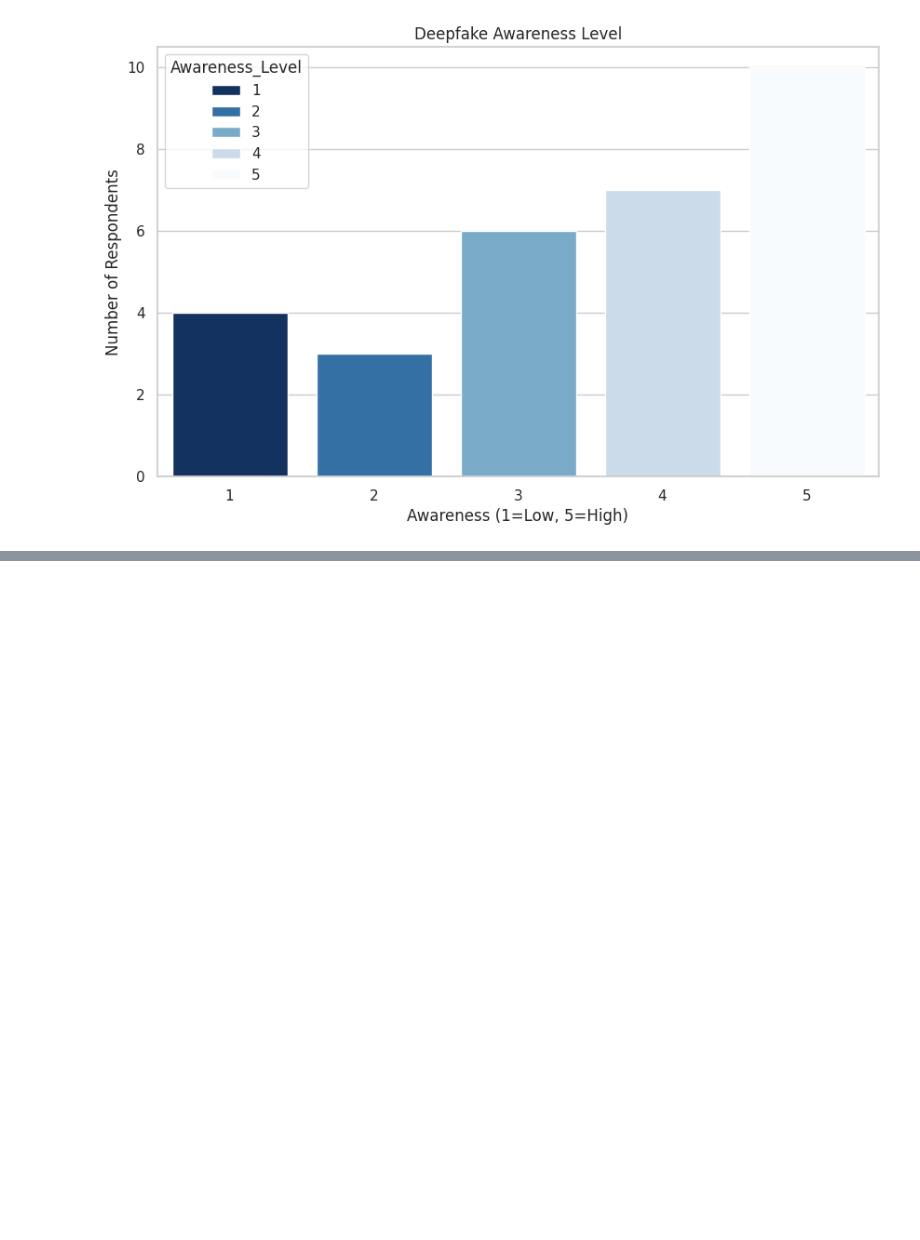
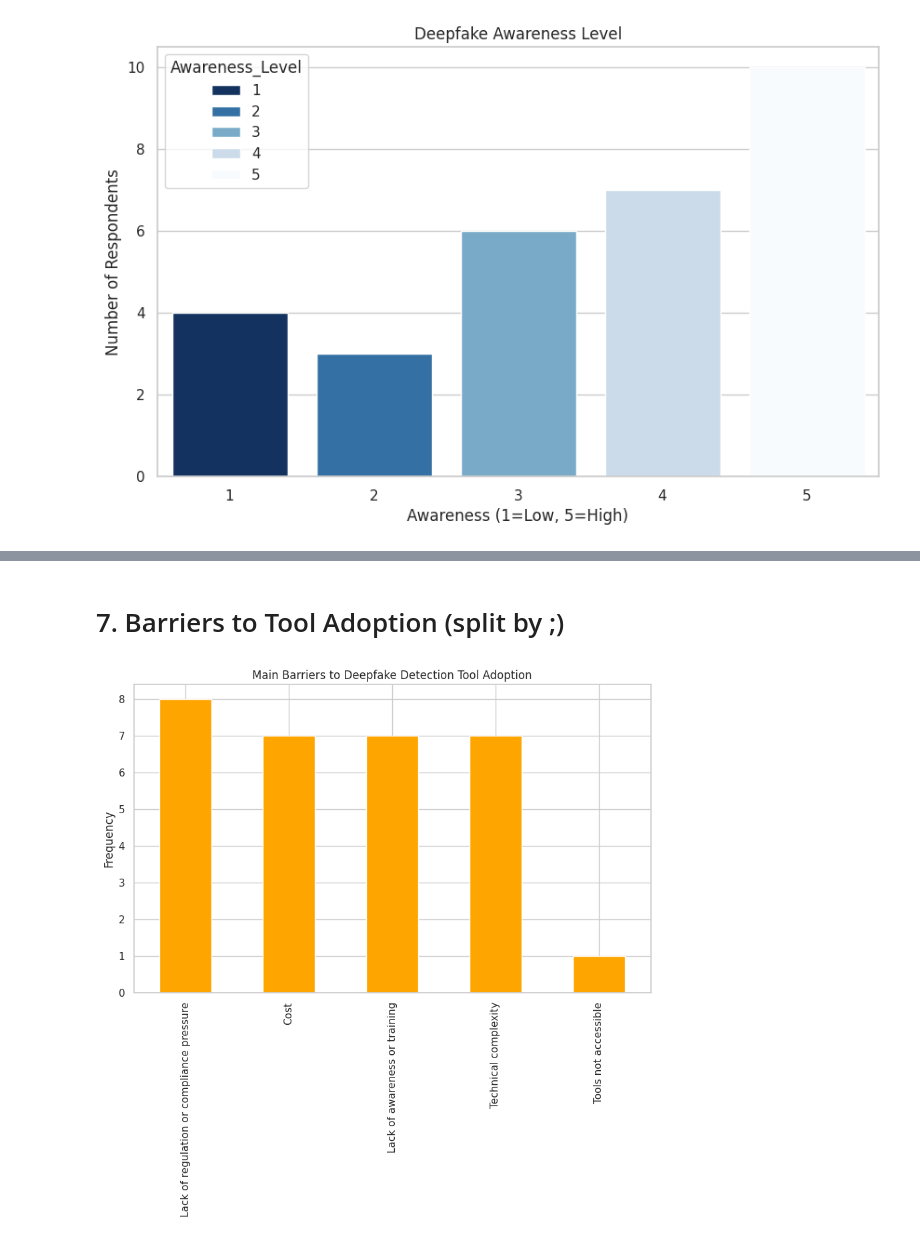
Before and after one commit to nmawulorm/deep-fake-survey, a Jupyter notebook: deep-fake-survey.ipynb, the cells around one changed output, grey strips where cells are left out. Drawn from its saved outputs; the diff is of its cells as text; code cells hidden in the pictures; blank space fills up the shorter version.

```diff
--- a/deep-fake-survey.ipynb
+++ b/deep-fake-survey.ipynb
@@ -63,0 +75,11 @@ plt.show()
+# %% [markdown]
+# 7. Barriers to Tool Adoption (split by ;)
+# %%
+
+barriers_series = df["Barriers"].str.get_dummies(sep=';').sum().sort_values(ascending=False)
+barriers_series.plot(kind='bar', color='orange')
+plt.title("Main Barriers to Deepfake Detection Tool Adoption")
+plt.ylabel("Frequency")
+plt.show()
+# %% [output]
+[figure, added]
```
Also changed, not shown: parts of 6 cells of this notebook, 1 other file.
